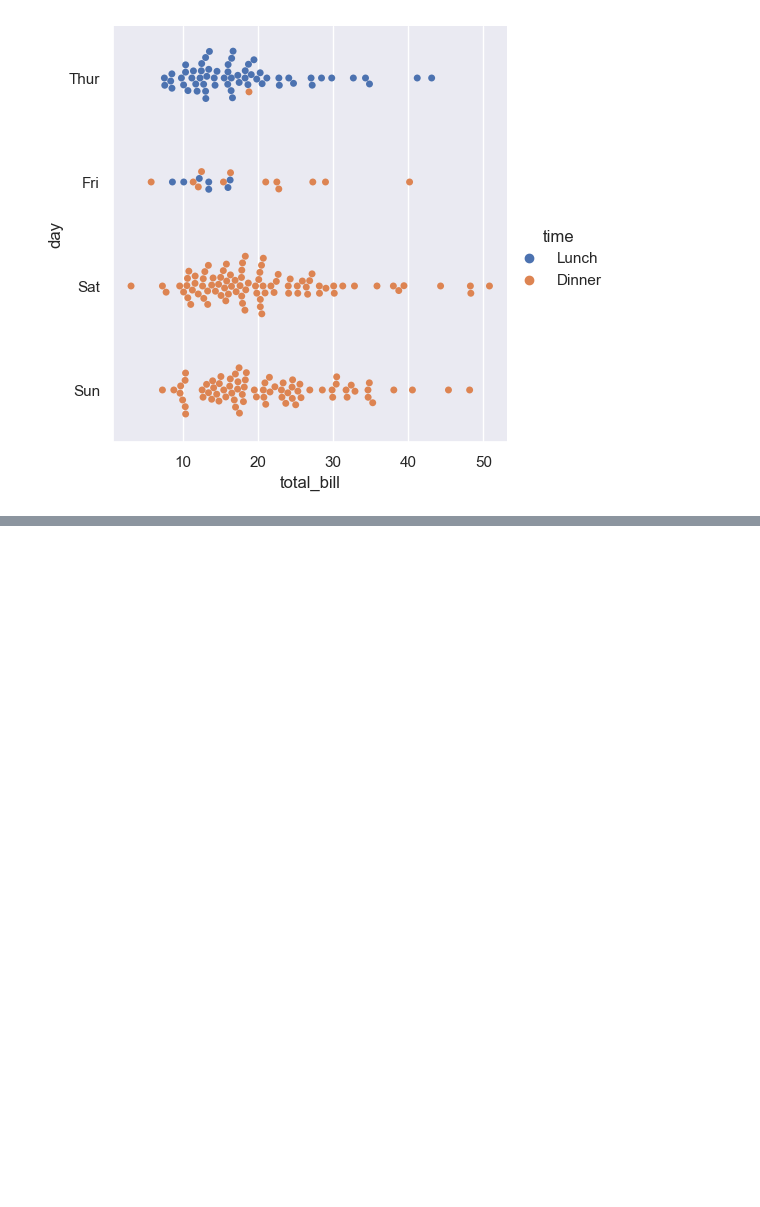
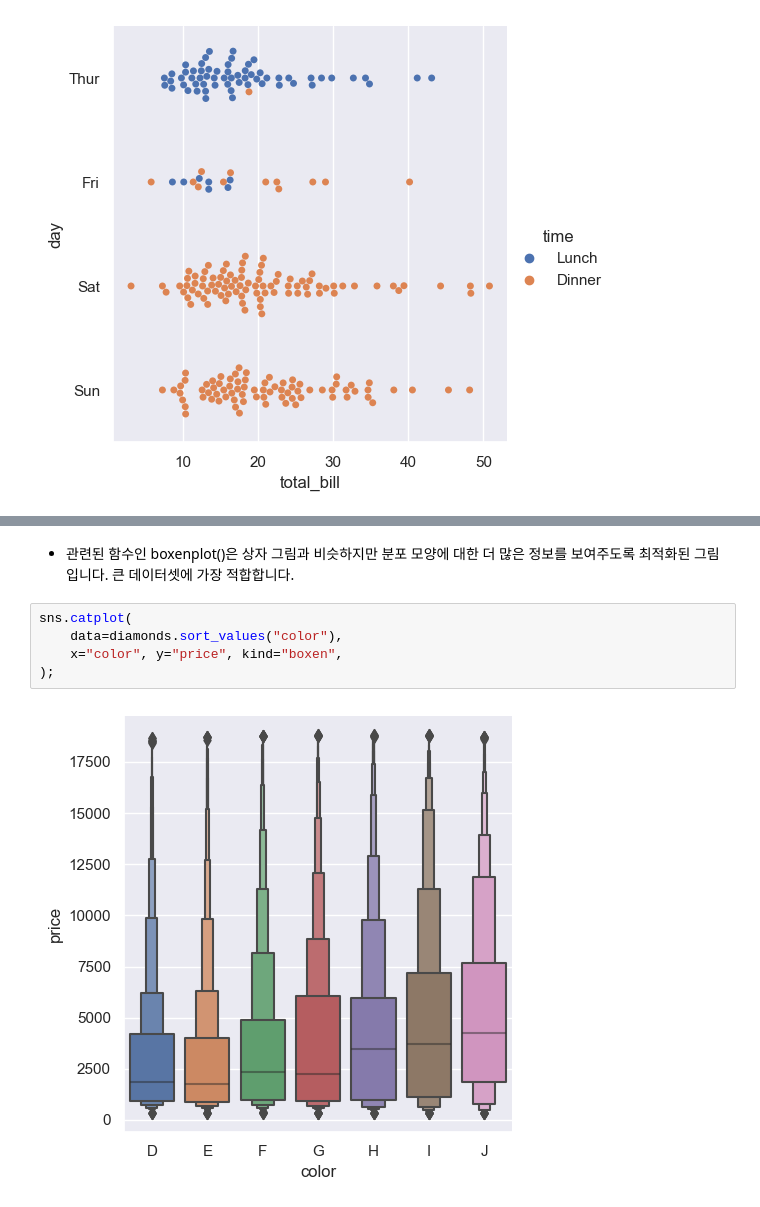
Before and after one commit to kinghy00/Seaborn-Tutorial, a Jupyter notebook: Visualizing_categorical_data.ipynb, the cells around one changed output, grey strips where cells are left out. Saved outputs shown, nothing was run; the diff lists cells and outputs as text; blank space fills up the shorter version.

```diff
--- a/Visualizing_categorical_data.ipynb
+++ b/Visualizing_categorical_data.ipynb
@@ -121,0 +154,9 @@ sns.catplot(data=tips, x="total_bill", y="day", hue="time", kind="swarm");
+# %% [markdown]
+- 관련된 함수인 boxenplot()은 상자 그림과 비슷하지만 분포 모양에 대한 더 많은 정보를 보여주도록 최적화된 그림입니다. 큰 데이터셋에 가장 적합합니다.
+# %%
+sns.catplot(
+    data=diamonds.sort_values("color"),
+    x="color", y="price", kind="boxen",
+);
+# %% [output]
+[figure, added]
```
Also changed, not shown: parts of 21 cells of this notebook.
